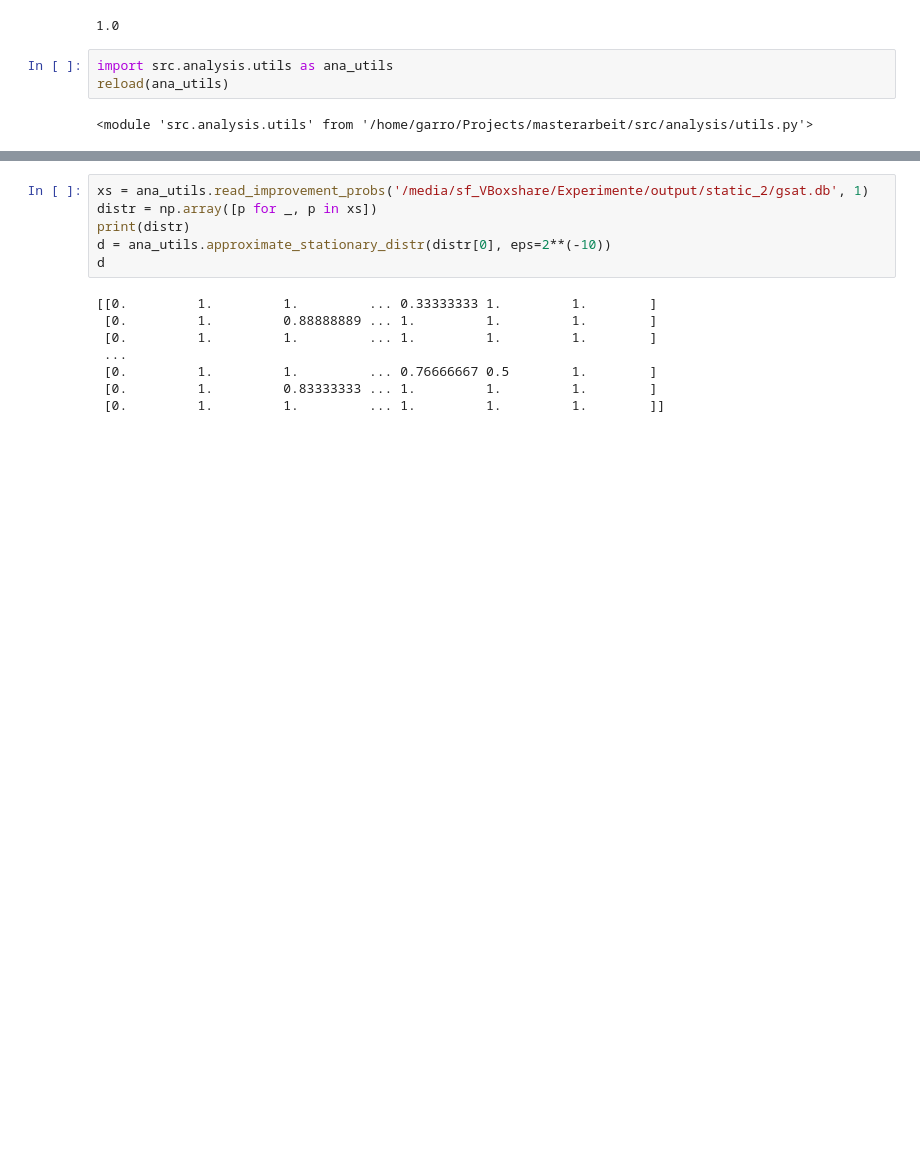
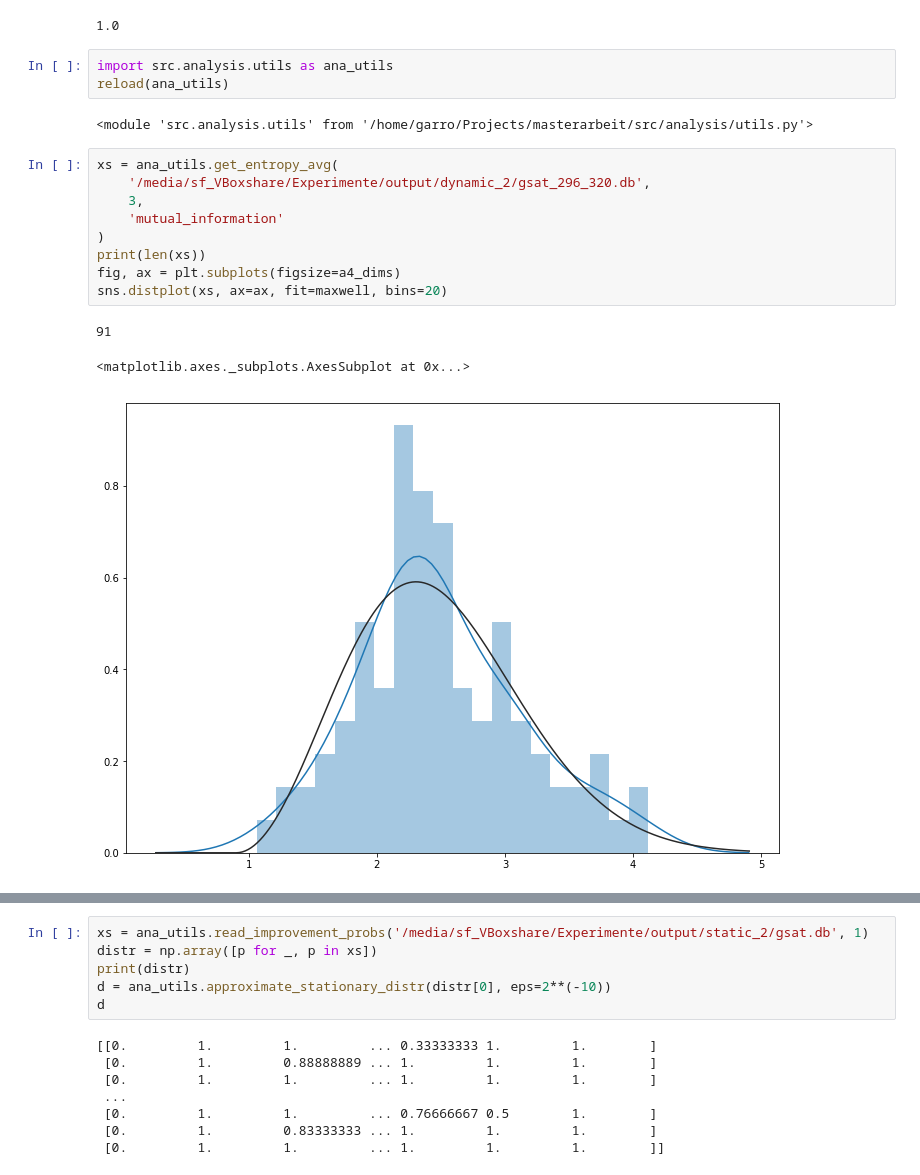
Before and after one commit to SRechenberger/Masterarbeit_Code, a Jupyter notebook: analysis.ipynb, the cells around one changed output, grey strips where cells are left out. Drawn from its saved outputs; the diff is of its cells as text; blank space fills up the shorter version.

```diff
--- a/analysis.ipynb
+++ b/analysis.ipynb
@@ -17,3 +20,16 @@ import src.analysis.utils as ana_utils
 reload(ana_utils)
 # %% [output]
 <module 'src.analysis.utils' from '/home/garro/Projects/masterarbeit/src/analysis/utils.py'>
+# %%
+xs = ana_utils.get_entropy_avg(
+    '/media/sf_VBoxshare/Experimente/output/dynamic_2/gsat_296_320.db',
+    3,
+    'mutual_information'
+)
+print(len(xs))
+fig, ax = plt.subplots(figsize=a4_dims)
+sns.distplot(xs, ax=ax, fit=maxwell, bins=20)
+# %% [output]
+91
+<matplotlib.axes._subplots.AxesSubplot at 0x...>
+[figure, added]
```
Also changed, not shown: parts of 11 cells of this notebook.
